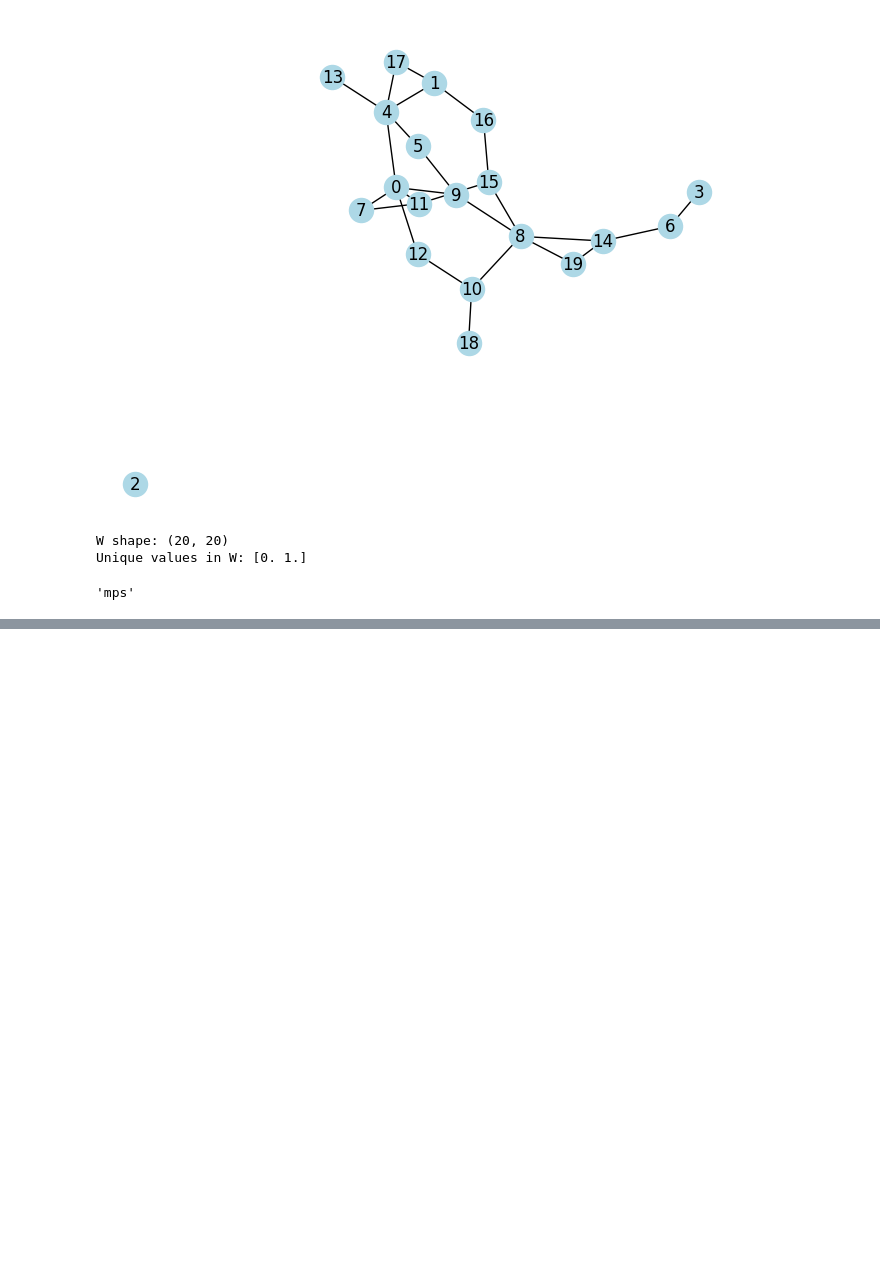
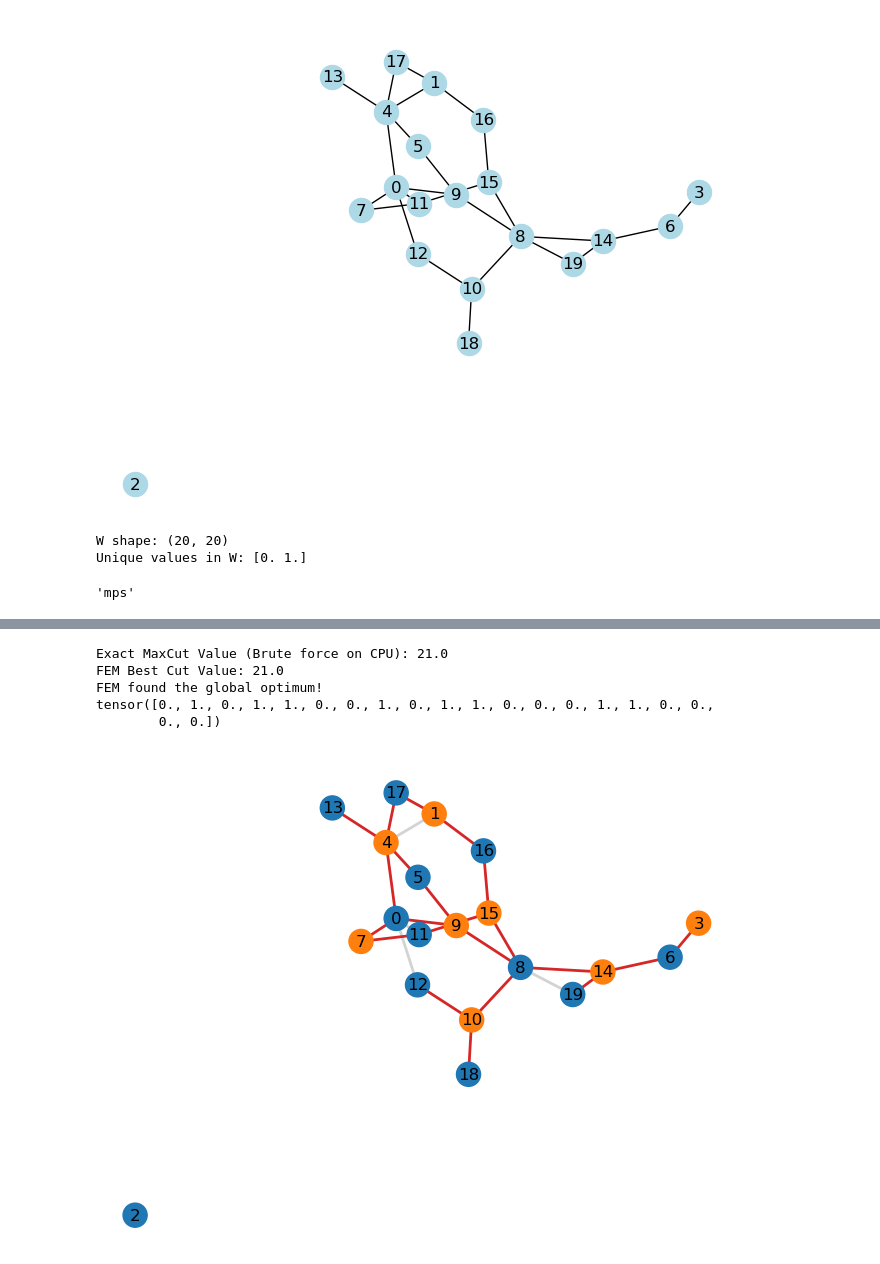
Before and after one commit to ronitd2002/QeFEM, a Jupyter notebook: hamiltonians/maxcut-trial-run.ipynb, the cells around one changed output, grey strips where cells are left out. Drawn from its saved outputs; the diff is of its cells as text; code cells hidden in the pictures; blank space fills up the shorter version.

Commit message:
brutal force verification

```diff
--- a/hamiltonians/maxcut-trial-run.ipynb
+++ b/hamiltonians/maxcut-trial-run.ipynb
@@ -192,0 +193,44 @@ df_maxcut
+# %%
+# enumerate all configurations to test if best_config is acutally the best
+# Note: Running on CPU to avoid MPS allocation issues with large bitwise operations
+import torch
+
+# Move W to CPU for enumeration
+W_cpu = W.detach().cpu()
+num_nodes = W_cpu.shape[0]
+
+# 1. Generate all 2^N binary configurations on CPU
+#    N=20 -> 2^20 = ~1 million rows. Fits easily in CPU memory.
+indices = torch.arange(2**num_nodes, device='cpu', dtype=torch.long)
+steps = torch.arange(num_nodes, device='cpu')
+configs = ((indices.unsqueeze(1) >> steps) & 1).float()
+
+# 2. Calculate Cut Value for each configuration
+#    Cut = 0.5 * x^T W (1-x)
+cut_values = ((configs @ W_cpu) * (1 - configs)).sum(dim=1)
+
+# 3. Find global maximum
+max_cut_val, max_idx = cut_values.max(dim=0)
+best_config_exact = configs[max_idx]
+
+print(f"Exact MaxCut Value (Brute force on CPU): {max_cut_val.item()}")
+print(f"FEM Best Cut Value: {best_cut}")
+
+# Verify if FEM result is optimal
+# Use a small epsilon for float comparison safety
+if max_cut_val.item() > best_cut + 1e-4:
+    print("FEM did NOT find the global optimum.")
+else:
+    print("FEM found the global optimum!")
+print(best_config_exact)
+# %% [output]
+Exact MaxCut Value (Brute force on CPU): 21.0
+FEM Best Cut Value: 21.0
+FEM found the global optimum!
+tensor([0., 1., 0., 1., 1., 0., 0., 1., 0., 1., 1., 0., 0., 0., 1., 1., 0., 0.,
+        0., 0.])
+# %%
+x = best_config_exact.cpu().numpy()
+draw_cut(G, x)
+# %% [output]
+[figure, added]
```
Also changed, not shown: parts of 2 cells of this notebook.
